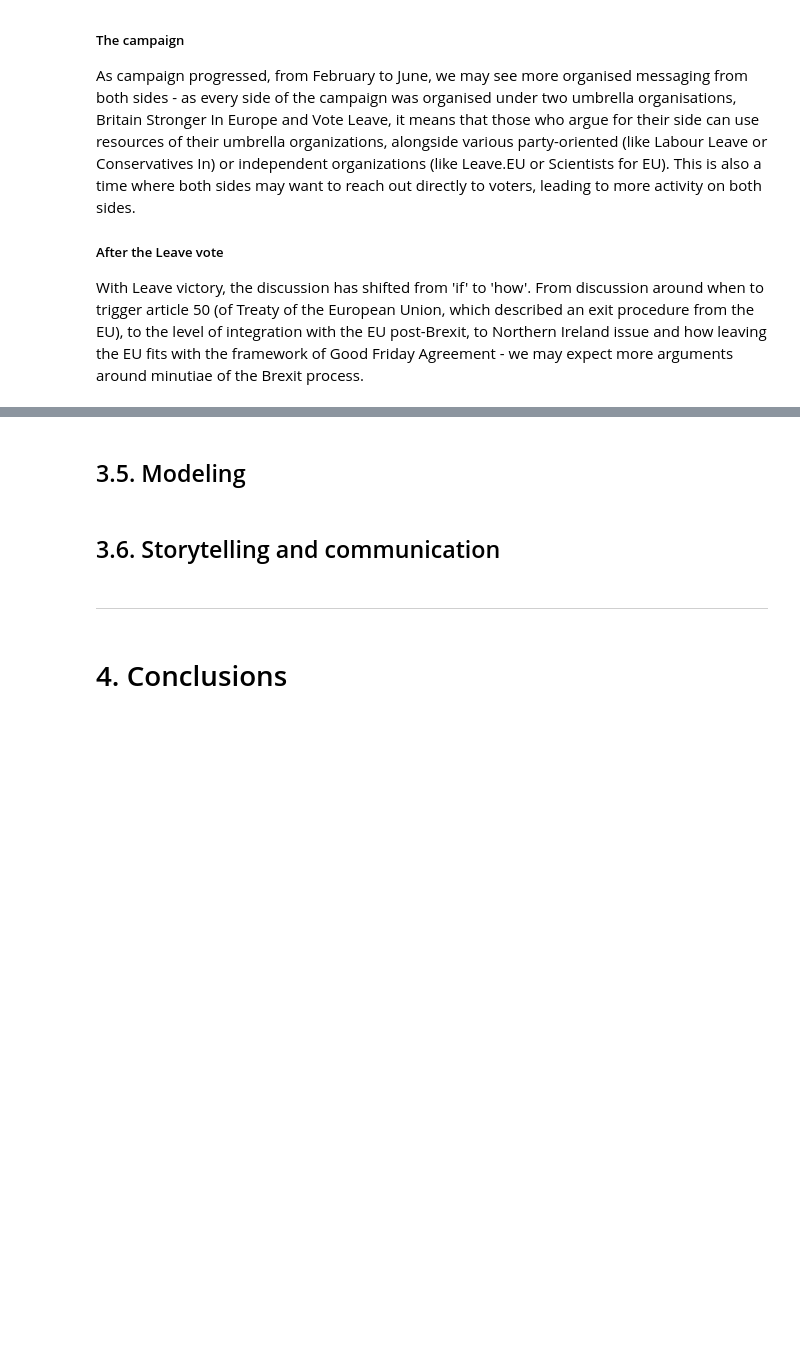
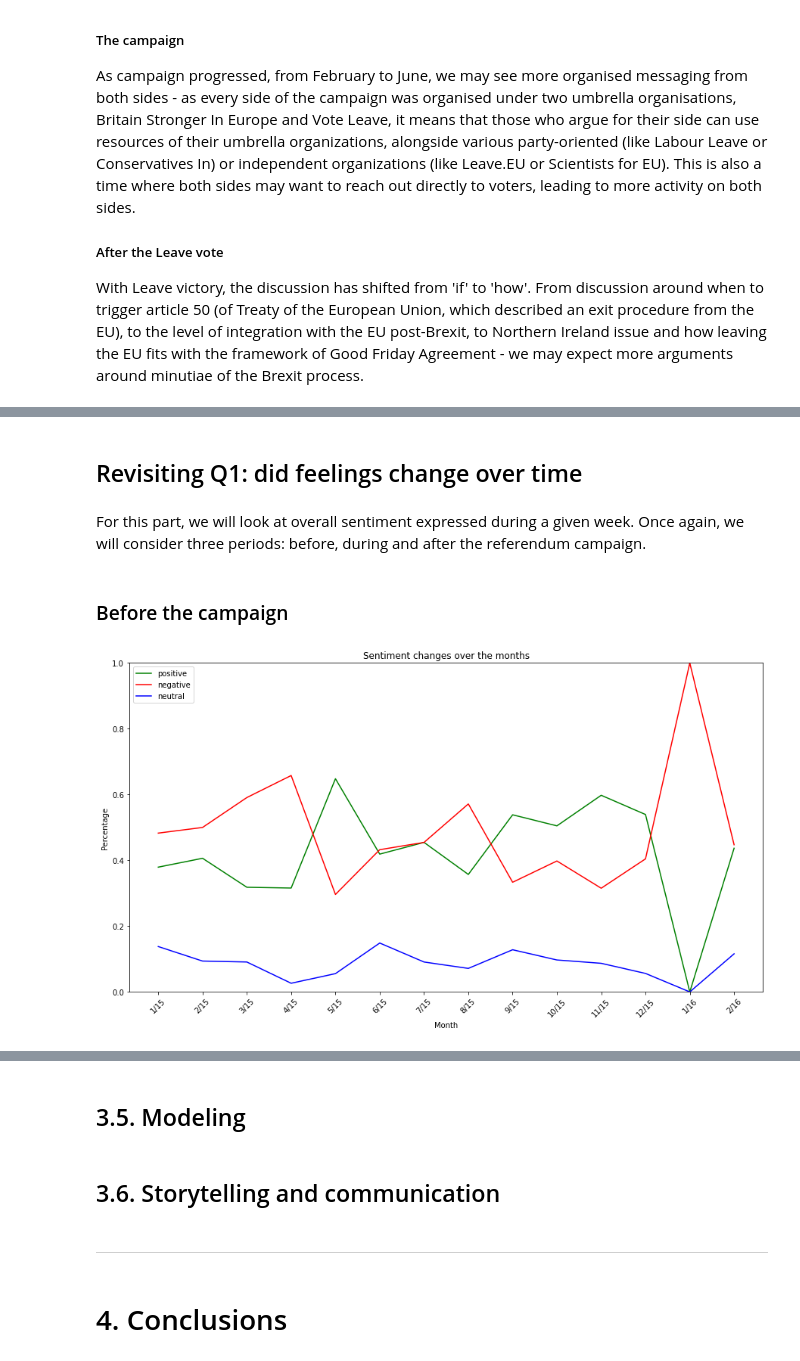
Before and after one commit to epfl-ada/ada-2021-project-kava, a Jupyter notebook: milestone2_template.ipynb, the cells around one changed output, grey strips where cells are left out. Cells and saved outputs as stored; diff of their text form; code cells hidden in the pictures; blank space fills up the shorter version.

```diff
--- a/milestone2_template.ipynb
+++ b/milestone2_template.ipynb
@@ -1703,0 +1853,6 @@ With Leave victory, the discussion has shifted from 'if' to 'how'. From discussi
+# %%
+plateau_weeks = pd.DataFrame()
+for week in range(9, 16):
+    plateau_weeks = plateau_weeks.append(get_by_week(campaign_quotes, week, 2016))
+print(f"Total number of quotes from plateau weeks: {len(plateau_weeks)}")
+plateau_weeks[['quotation', 'speaker']].head(10)
@@ -1703,0 +1920,6 @@ With Leave victory, the discussion has shifted from 'if' to 'how'. From discussi
+# %%
+pre_vote_weeks = pd.DataFrame()
+for week in range(22, 26):
+    pre_vote_weeks = plateau_weeks.append(get_by_week(campaign_quotes, week, 2016))
+print(f"Total number of quotes from pre-vote weeks: {len(pre_vote_weeks)}")
+pre_vote_weeks[['quotation', 'speaker']].head(10)
@@ -1703,0 +2197,66 @@ With Leave victory, the discussion has shifted from 'if' to 'how'. From discussi
+# %% [markdown]
+## Revisiting Q1: did feelings change over time
+# %% [markdown]
+For this part, we will look at overall sentiment expressed during a given week. Once again, we will consider three periods: before, during and after the referendum campaign.
+# %% [markdown]
+### Before the campaign
+# %%
+def sentiment_for_month(df, month, year):
+    data = get_by_month(df, month, year)
+    return [f"{month}/{year % 100}", \
+            len(data[data.sentiment > 0])/len(data) if len(data) > 0 else np.nan, \
+                len(data[data.sentiment == 0])/len(data) if len(data) > 0 else np.nan, \
+                    len(data[data.sentiment < 0])/len(data) if len(data) > 0 else np.nan]
+
+def sentiment_for_week(df, week, year):
+    data = get_by_week(df, week, year)
+    return [f"{week}/{year % 100}", \
+            len(data[data.sentiment > 0])/len(data) if len(data) > 0 else np.nan, \
+                len(data[data.sentiment == 0])/len(data) if len(data) > 0 else np.nan, \
+                    len(data[data.sentiment < 0])/len(data) if len(data) > 0 else np.nan]
+
+def clean_up_data_and_get_sentiment(df):
+    df['quotation_cleaned'] = df['quotation'].apply(lambda x: clean_text(x))
+    df['quotation_cleaned'] = df['quotation_cleaned'].apply(lambda x: lem(x))
+    df = get_sentiment(df)
+    return df
+
+def plot_sentiments_month(df):
+    fig, axs = plt.subplots(1, 1,figsize=(15,8))
+    plt.plot(df.month, df.positive, color='green', label="positive")
+    plt.plot(df.month, df.negative, color='red', label="negative")
+    plt.plot(df.month, df.neutral, color='blue', label="neutral")
+    plt.title('Sentiment changes over the months')
+    plt.xlabel('Month')
+    plt.xticks(rotation=45)
+    plt.ylabel('Percentage')
+    plt.ylim([0, 1])
+    plt.legend()
+    plt.show()
+
+def plot_sentiments_week(df):
+    fig, axs = plt.subplots(1, 1,figsize=(15,8))
+    plt.plot(df.week, df.positive, color='green', label="positive")
+    plt.plot(df.week, df.negative, color='red', label="negative")
+    plt.plot(df.week, df.neutral, color='blue', label="neutral")
+    plt.title('Sentiment changes over the weeks')
+    plt.xlabel('Week')
+    plt.xticks(rotation=45)
+    plt.ylabel('Percentage')
+    plt.ylim([0, 1])
+    plt.legend()
+    plt.show()
+
+# remember we have pre_campaign_quotes
+pre_campaign_quotes_with_sentiment = clean_up_data_and_get_sentiment(pre_campaign_quotes)
+# we need to group this per week again
+# in Q1, we counted quotes by their sentiment - if positive, then supporter, etc.
+sentiment_pre_campaign = pd.DataFrame(columns=['month', 'positive', 'neutral', 'negative'])
+for month in range(1,13):
+    sentiment_pre_campaign.loc[len(sentiment_pre_campaign.index)] = sentiment_for_month(pre_campaign_quotes_with_sentiment, month, 2015)
+for month in range(1,3): # February 20, 2016 - Week 7
+    sentiment_pre_campaign.loc[len(sentiment_pre_campaign.index)] = sentiment_for_month(pre_campaign_quotes_with_sentiment, month, 2016)
+
+plot_sentiments_month(sentiment_pre_campaign)
+# %% [output]
+[figure, added]
```
Also changed, not shown: parts of 68 cells of this notebook.
